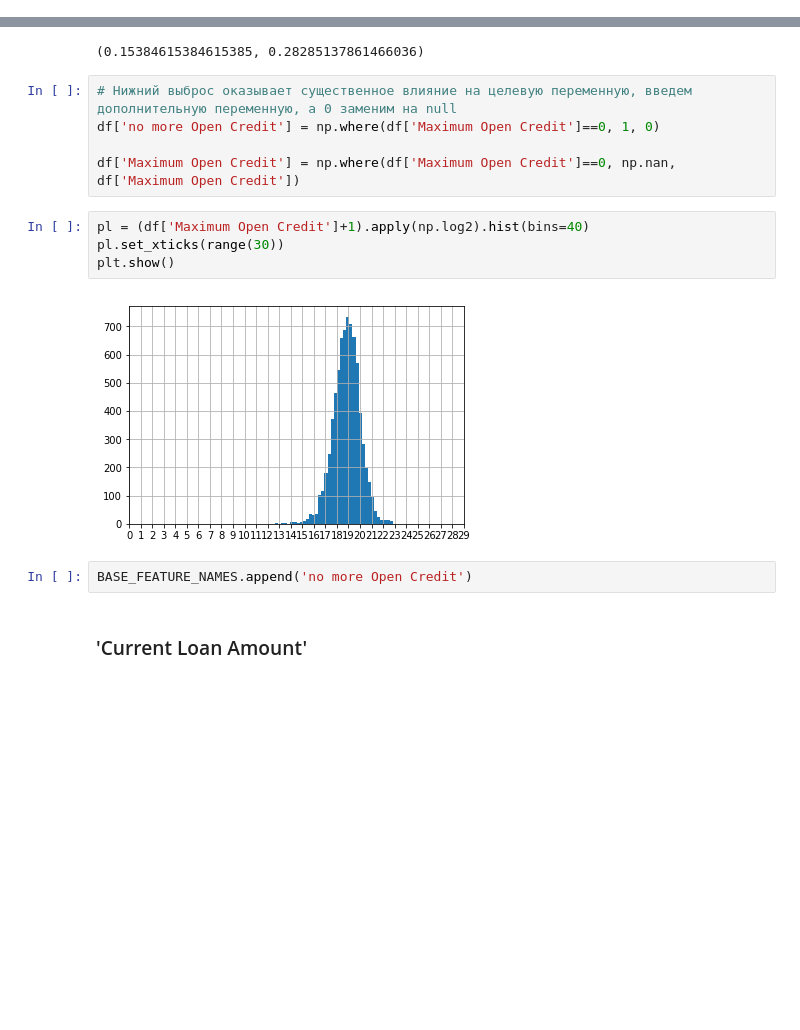
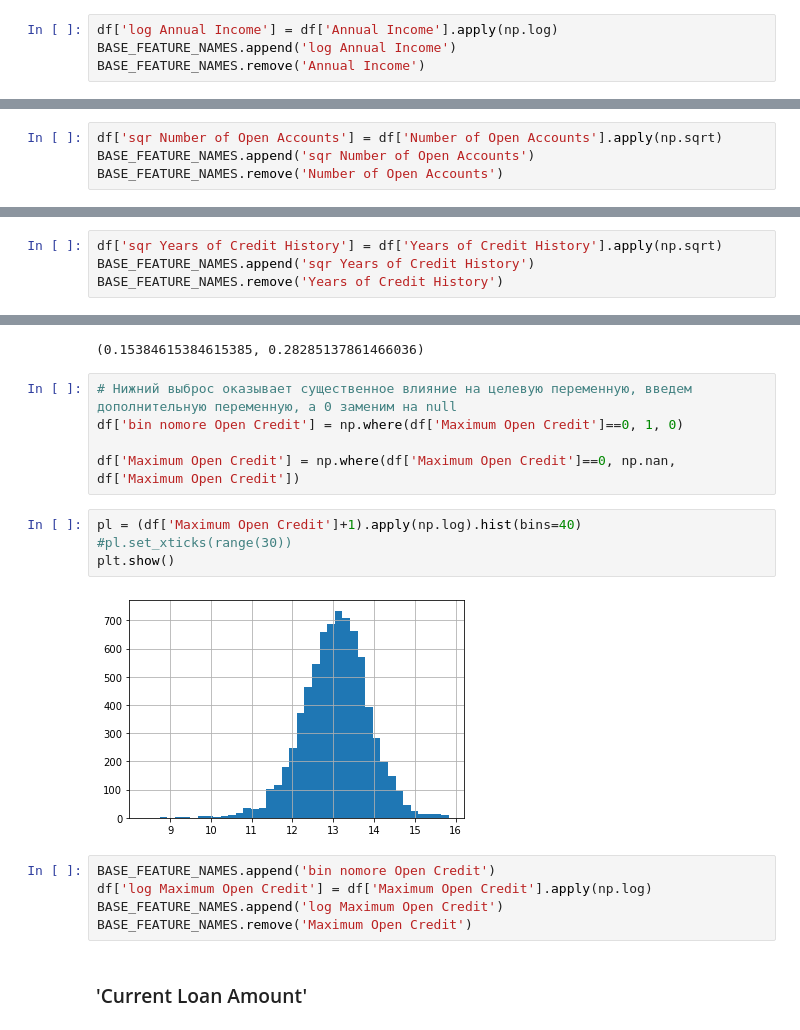
Before and after one commit to VadimGrishin/BinClass_GB, a Jupyter notebook: default_predict_project.ipynb, the cells around one changed output, grey strips where cells are left out. Saved outputs shown, nothing was run; the diff lists cells and outputs as text; blank space fills up the shorter version.

```diff
--- a/default_predict_project.ipynb
+++ b/default_predict_project.ipynb
@@ -136,3 +139,7 @@ plt.show()
+# %%
+df['log Annual Income'] = df['Annual Income'].apply(np.log)
+BASE_FEATURE_NAMES.append('log Annual Income')
+BASE_FEATURE_NAMES.remove('Annual Income')
 # %% [markdown]
 ### 'Number of Open Accounts'
 # %%
@@ -143,3 +150,7 @@ plt.show()
+# %%
+df['sqr Number of Open Accounts'] = df['Number of Open Accounts'].apply(np.sqrt)
+BASE_FEATURE_NAMES.append('sqr Number of Open Accounts')
+BASE_FEATURE_NAMES.remove('Number of Open Accounts')
 # %% [markdown]
 ### 'Years of Credit History'
 # %%
@@ -150,3 +161,7 @@ plt.show()
+# %%
+df['sqr Years of Credit History'] = df['Years of Credit History'].apply(np.sqrt)
+BASE_FEATURE_NAMES.append('sqr Years of Credit History')
+BASE_FEATURE_NAMES.remove('Years of Credit History')
 # %% [markdown]
 ### 'Maximum Open Credit'
 # %%
@@ -179,17 +194,20 @@ df.loc[df['Maximum Open Credit']==0, TARGET_NAME].mean(), df.loc[df['Maximum Ope
 (0.15384615384615385, 0.28285137861466036)
 # %%
 # Нижний выброс оказывает существенное влияние на целевую переменную, введем дополнительную переменную, а 0 заменим на null
-df['no more Open Credit'] = np.where(df['Maximum Open Credit']==0, 1, 0)
+df['bin nomore Open Credit'] = np.where(df['Maximum Open Credit']==0, 1, 0)
 
 df['Maximum Open Credit'] = np.where(df['Maximum Open Credit']==0, np.nan, df['Maximum Open Credit'])
 # %%
-pl = (df['Maximum Open Credit']+1).apply(np.log2).hist(bins=40)
-pl.set_xticks(range(30))
+pl = (df['Maximum Open Credit']+1).apply(np.log).hist(bins=40)
+#pl.set_xticks(range(30))
 plt.show()
 # %% [output]
-[figure, old version]
+[figure, new version]
-# %%
-BASE_FEATURE_NAMES.append('no more Open Credit')
+# %%
+BASE_FEATURE_NAMES.append('bin nomore Open Credit')
+df['log Maximum Open Credit'] = df['Maximum Open Credit'].apply(np.log)
+BASE_FEATURE_NAMES.append('log Maximum Open Credit')
+BASE_FEATURE_NAMES.remove('Maximum Open Credit')
 # %% [markdown]
 ### 'Current Loan Amount'
 # %%
```
Also changed, not shown: parts of 85 cells of this notebook.
